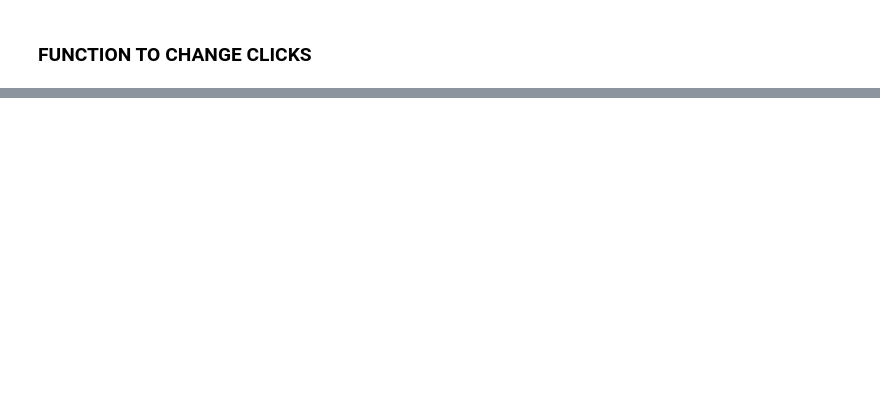
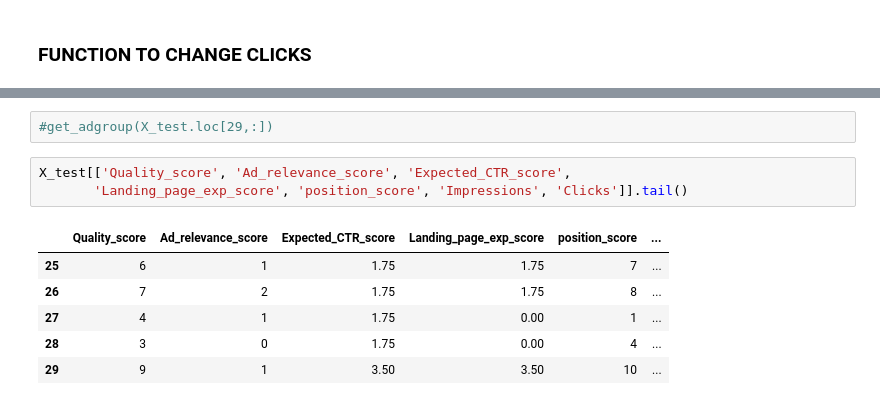
Before and after one commit to finesselab/google-Ads-Payment-Per-Click-optimization, a Jupyter notebook: PPC optimization.ipynb, the cells around one changed output, grey strips where cells are left out. Drawn from its saved outputs; the diff is of its cells as text; blank space fills up the shorter version.

Commit message:
new conversions vs old conv.. test

```diff
--- a/PPC optimization.ipynb
+++ b/PPC optimization.ipynb
@@ -597,0 +661,12 @@ array([57.93589158])
+# %%
+#get_adgroup(X_test.loc[29,:])
+# %%
+X_test[['Quality_score', 'Ad_relevance_score', 'Expected_CTR_score',
+       'Landing_page_exp_score', 'position_score', 'Impressions', 'Clicks']].tail()
+# %% [output]
+|  | Quality_score | Ad_relevance_score | Expected_CTR_score | Landing_page_exp_score | position_score | ... |
+| 25 | 6 | 1 | 1.75 | 1.75 | 7 | ... |
+| 26 | 7 | 2 | 1.75 | 1.75 | 8 | ... |
+| 27 | 4 | 1 | 1.75 | 0.00 | 1 | ... |
+| 28 | 3 | 0 | 1.75 | 0.00 | 4 | ... |
+| 29 | 9 | 1 | 3.50 | 3.50 | 10 | ... |
```
Also changed, not shown: parts of 31 cells of this notebook.
